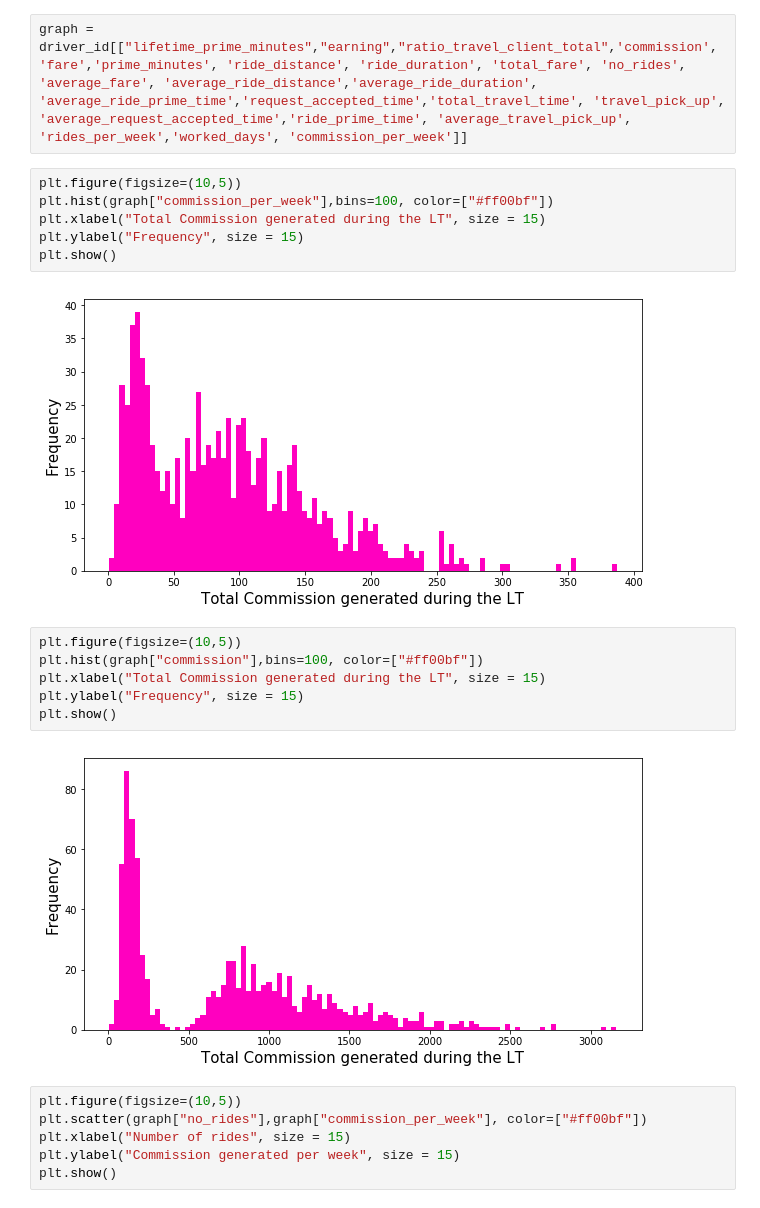
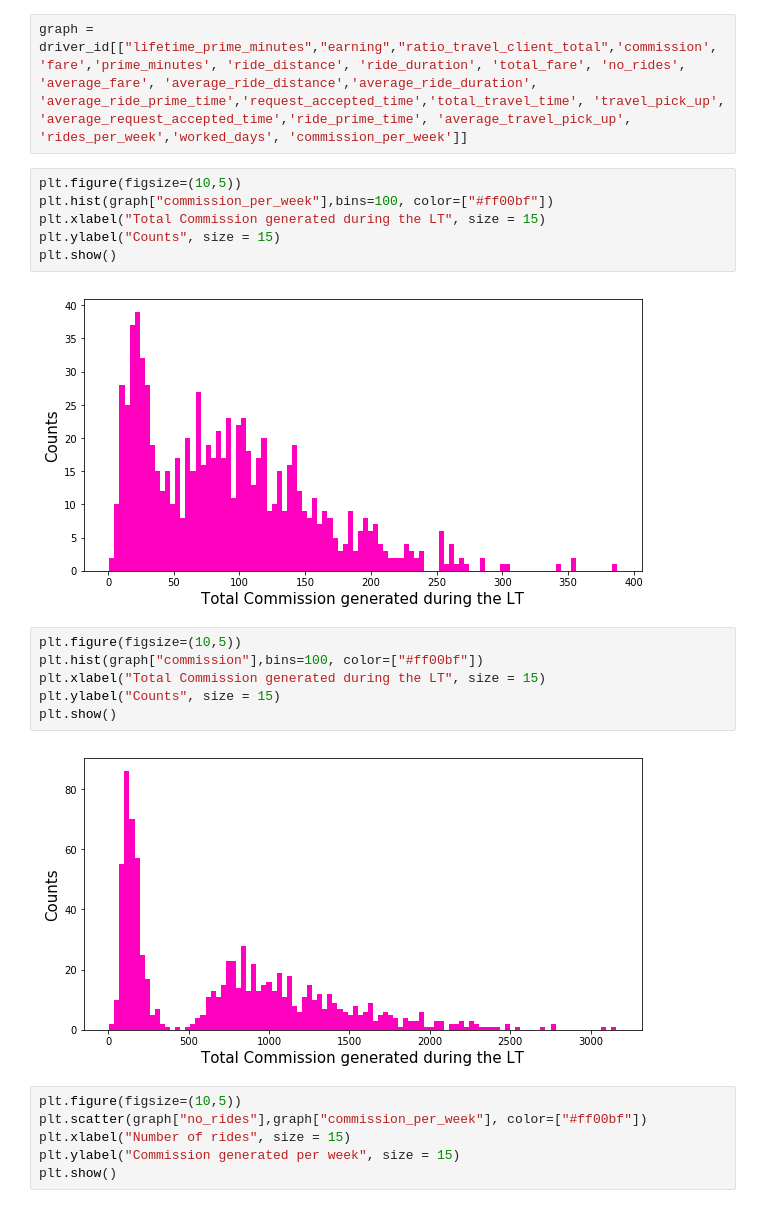
Before and after one commit to hoang777/fun_stuff, a Jupyter notebook: Untitled.ipynb, the cells around one changed output. Saved outputs shown, nothing was run; the diff lists cells and outputs as text.

```diff
--- a/Untitled.ipynb
+++ b/Untitled.ipynb
@@ -342,19 +344,19 @@ graph = driver_id[["lifetime_prime_minutes","earning","ratio_travel_client_total
 # %%
 plt.figure(figsize=(10,5))
 plt.hist(graph["commission_per_week"],bins=100, color=["#ff00bf"])
 plt.xlabel("Total Commission generated during the LT", size = 15)
-plt.ylabel("Frequency", size = 15)
+plt.ylabel("Counts", size = 15)
 plt.show()
 # %% [output]
-[figure, old version]
+[figure, new version]
 # %%
 plt.figure(figsize=(10,5))
 plt.hist(graph["commission"],bins=100, color=["#ff00bf"])
 plt.xlabel("Total Commission generated during the LT", size = 15)
-plt.ylabel("Frequency", size = 15)
+plt.ylabel("Counts", size = 15)
 plt.show()
 # %% [output]
-[figure, old version]
+[figure, new version]
 # %%
 plt.figure(figsize=(10,5))
 plt.scatter(graph["no_rides"],graph["commission_per_week"], color=["#ff00bf"])
```
Also changed, not shown: parts of 31 cells of this notebook.
